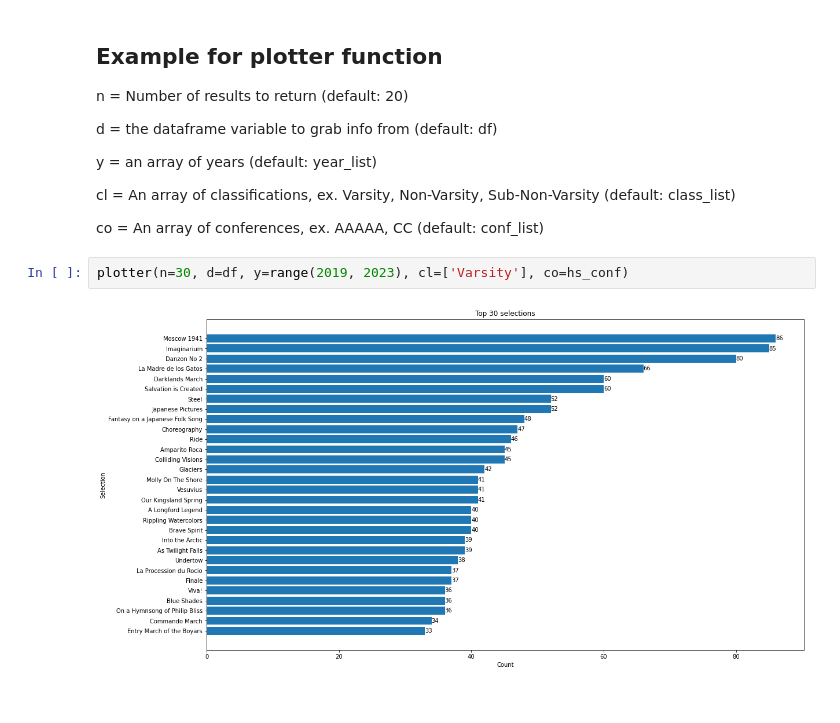
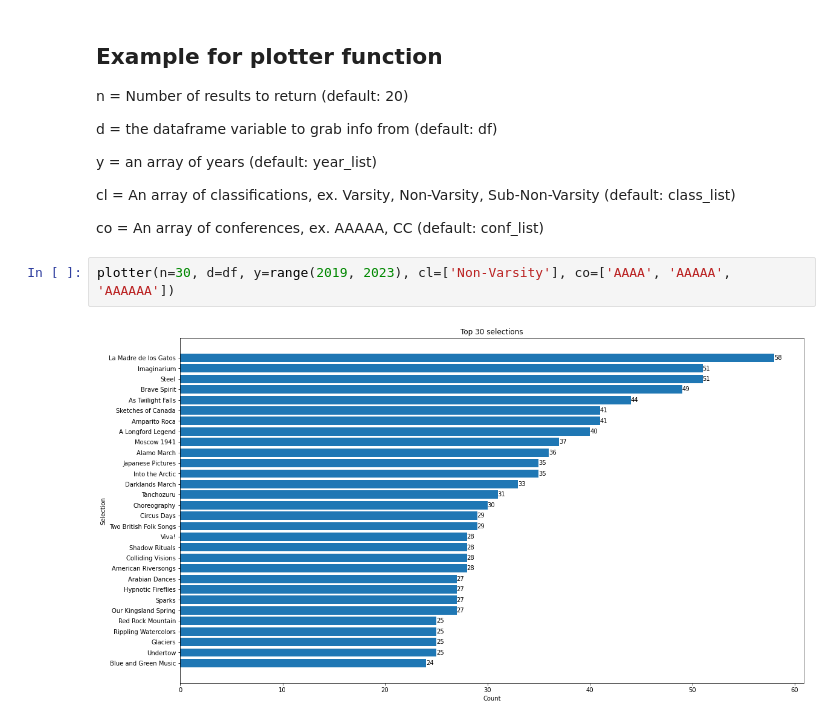
Before and after one commit to macdkw89/uil_results, a Jupyter notebook: data.ipynb, the cells around one changed output. Saved outputs shown, nothing was run; the diff lists cells and outputs as text.

```diff
--- a/data.ipynb
+++ b/data.ipynb
@@ -197,6 +197,6 @@ cl = An array of classifications, ex. Varsity, Non-Varsity, Sub-Non-Varsity (def
 
 co = An array of conferences, ex. AAAAA, CC (default: conf_list)
 # %%
-plotter(n=30, d=df, y=range(2019, 2023), cl=['Varsity'], co=hs_conf)
+plotter(n=30, d=df, y=range(2019, 2023), cl=['Non-Varsity'], co=['AAAA', 'AAAAA', 'AAAAAA'])
 # %% [output]
-[figure, old version]
+[figure, new version]
```
